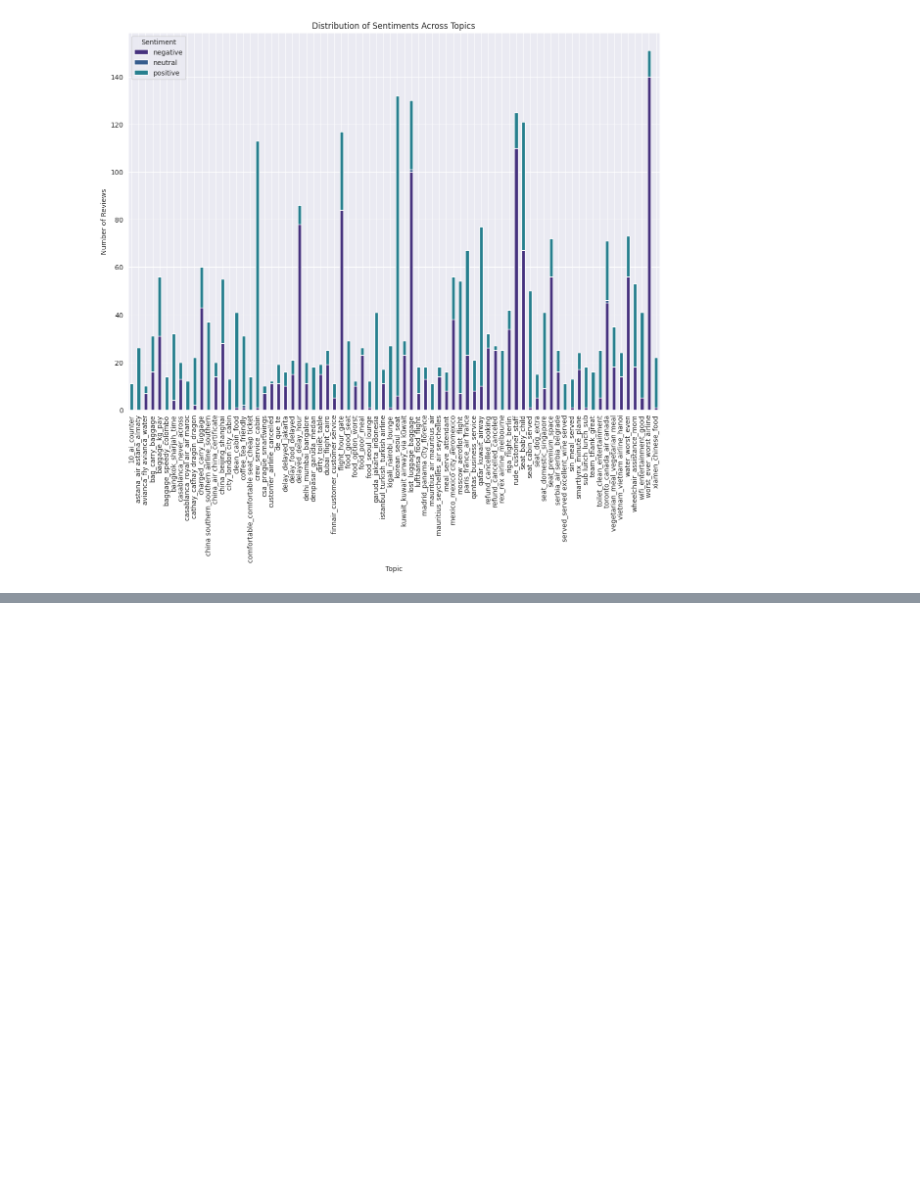
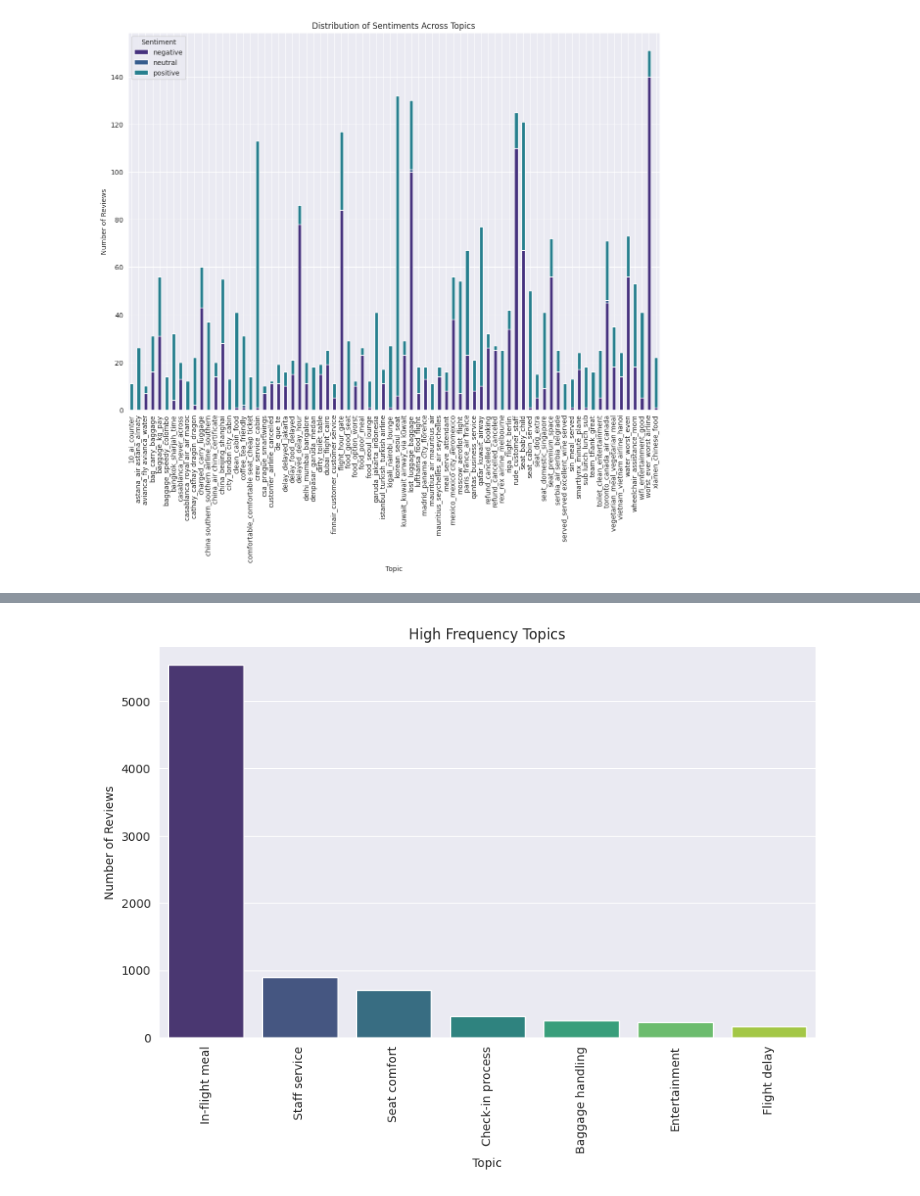
Before and after one commit to harshamathew1/Sentiment_analysis, a Jupyter notebook: project.ipynb, the cells around one changed output, grey strips where cells are left out. Cells and saved outputs as stored; diff of their text form; code cells hidden in the pictures; blank space fills up the shorter version.

```diff
--- a/project.ipynb
+++ b/project.ipynb
@@ -691,19 +683,22 @@ topic_model.visualize_barchart()
 # %%
-# Predict sentiments for the entire dataset
-dataset = ReviewsDataset(df['Cleaned_Review'].tolist(), df['sentiment_encoded'].tolist(), tokenizer, max_len=128)
+# Predicting sentiments for the entire dataset
+dataset = ReviewsDataset(df['Cleaned_Review'].tolist(),
+                         df['sentiment_encoded'].tolist(),
+                         tokenizer, max_len=128)
 loader = DataLoader(dataset, batch_size=16)
 
-# Make predictions for all reviews
+# Making predictions for all reviews
 preds_full = trainer.predict(dataset)
 preds_full = preds_full.predictions.argmax(-1)
 
-# Add sentiment predictions to the entire DataFrame
+# Adding sentiment predictions to the entire DataFrame
 df['Sentiment'] = label_encoder.inverse_transform(preds_full)
 
-# Group by topic and sentiment to see the distribution
-topic_sentiment_analysis = df.groupby(['Topic', 'Sentiment']).size().unstack().fillna(0)
+# Grouping by topic and sentiment to see the distribution
+topic_sentiment_analysis = df.groupby(['Topic', 'Sentiment']
+                                      ).size().unstack().fillna(0)
 
-# Plot the distribution
+# Visualizing the distribution
 topic_sentiment_analysis.plot(kind='bar', stacked=True, figsize=(12, 8))
 plt.title('Distribution of Sentiments Across Topics')
 plt.xlabel('Topic')
@@ -804,0 +764,69 @@ Name: count, dtype: int64
+# %%
+# Define the keywords for each topic
+# Define the keywords for each topic
+topic_keywords = {
+    'In-flight meal': ['food', 'meal', 'service', 'menu', 'dinner', 'lunch', 'breakfast', 'snack', 'beverage', 'drink'],
+    'Entertainment': ['entertainment', 'movie', 'tv', 'screen', 'music', 'games', 'headphones', 'wifi', 'connectivity', 'video'],
+    'Seat comfort': ['seat', 'comfort', 'space', 'legroom', 'recline', 'cushion', 'width', 'pitch', 'aisle', 'window'],
+    'Staff service': ['staff', 'offered', 'help', 'asked', 'cabin crew', 'attendant', 'service', 'friendly', 'rude', 'professional'],
+    'Check-in process': ['check-in', 'boarding', 'counter', 'queue', 'staff', 'ticket', 'passport', 'security', 'boarding pass', 'baggage'],
+    'Baggage handling': ['baggage', 'luggage', 'suitcase', 'lost', 'found', 'delayed', 'damaged', 'weight', 'overweight', 'handling'],
+    'Flight delay': ['delay', 'late', 'on-time', 'boarding', 'departure', 'arrival', 'time', 'schedule', 'cancellation', 'postponed'],
+    'Flight experience': ['flight', 'smooth', 'turbulence', 'takeoff', 'landing', 'pilot', 'experience', 'journey', 'trip', 'altitude'],
+    'Cleanliness': ['clean', 'dirty', 'hygiene', 'sanitized', 'restroom', 'toilet', 'seat', 'cabin', 'trash', 'odor'],
+    'Airport facilities': ['airport', 'lounge', 'gate', 'terminal', 'facilities', 'restroom', 'wifi', 'shopping', 'duty-free', 'parking'],
+    'Value for money': ['price', 'cost', 'value', 'money', 'expensive', 'cheap', 'worth', 'fare', 'deal', 'budget'],
+    'Flight cancellation': ['cancel', 'cancellation', 'refund', 'rebook', 'compensation', 'policy', 'notice', 'flight', 'schedule', 'delay'],
+    'Boarding process': ['boarding', 'process', 'group', 'priority', 'gate', 'ticket', 'staff', 'delay', 'zone', 'queue'],
+    'Cabin amenities': ['amenities', 'blanket', 'pillow', 'headphones', 'magazine', 'reading light', 'air vent', 'tray table', 'seat pocket', 'entertainment'],
+    'Inflight announcements': ['announcement', 'information', 'pilot', 'clear', 'communication', 'crew', 'flight', 'instructions', 'loud', 'PA system'],
+    'Customer support': ['customer', 'support', 'service', 'call', 'helpline', 'response', 'complaint', 'resolve', 'issue', 'representative'],
+    'Safety measures': ['safety', 'protocol', 'emergency', 'exit', 'mask', 'seatbelt', 'instructions', 'demonstration', 'crew', 'equipment'],
+    'Traveling with kids': ['children', 'kids', 'family', 'stroller', 'bassinet', 'meal', 'entertainment', 'seat', 'infant', 'child'],
+    'Business class experience': ['business class', 'premium', 'upgrade', 'lounge', 'meal', 'seat', 'service', 'comfort', 'privacy', 'priority'],
+    'Economy class experience': ['economy class', 'coach', 'budget', 'meal', 'seat', 'service', 'comfort', 'legroom', 'crowded', 'basic'],
+    'Frequent flyer benefits': ['frequent flyer', 'miles', 'points', 'membership', 'loyalty', 'status', 'upgrade', 'benefits', 'rewards', 'airline'],
+    'Cabin noise': ['noise', 'quiet', 'engine', 'loud', 'annoying', 'sleep', 'earplugs', 'conversation', 'crying baby', 'disturbance'],
+    'Immigration process': ['immigration', 'customs', 'passport', 'visa', 'security', 'officer', 'line', 'entry', 'inspection', 'documents'],
+    'Flight duration': ['duration', 'long', 'short', 'time', 'hours', 'distance', 'non-stop', 'layover', 'connection', 'direct flight'],
+    'Onboard purchases': ['purchase', 'buy', 'duty-free', 'snack', 'drink', 'merchandise', 'sale', 'shopping', 'payment', 'items'],
+    'Special assistance': ['assistance', 'wheelchair', 'disability', 'elderly', 'special needs', 'help', 'support', 'service', 'request', 'accommodation'],
+    'Inflight connectivity': ['wifi', 'internet', 'connectivity', 'speed', 'signal', 'login', 'data', 'network', 'cost', 'availability'],
+}
+
+
+def assign_topic(review):
+    for topic, keywords in topic_keywords.items():
+        if any(keyword in review.lower() for keyword in keywords):
+            return topic
+    return 'Other'  # Default topic if no keywords match
+
+# Apply the function to assign topics
+df['Assigned_Topic'] = df['Cleaned_Review'].apply(assign_topic)
+
+# Now you can analyze the assigned topics
+topic_distribution = df['Assigned_Topic'].value_counts()
+print(topic_distribution)
+
+# Separate topics with high counts from those with low counts
+high_count_topics = topic_distribution[topic_distribution > 100]
+low_count_topics = topic_distribution[topic_distribution <= 100]
+
+# Plot high-count topics
+plt.figure(figsize=(10, 6))
+sns.barplot(x=high_count_topics.index, y=high_count_topics.values, palette="viridis")
+plt.title('High Frequency Topics')
+plt.xlabel('Topic')
+plt.ylabel('Number of Reviews')
+plt.xticks(rotation=90)
+plt.show()
+
+# Plot low-count topics
+plt.figure(figsize=(10, 6))
+sns.barplot(x=low_count_topics.index, y=low_count_topics.values, palette="magma")
+plt.title('Low Frequency Topics')
+plt.xlabel('Topic')
+plt.ylabel('Number of Reviews')
+plt.xticks(rotation=90)
+plt.show()
+# %% [output]
@@ -804,0 +849 @@ Name: count, dtype: int64
+[figure, added]
```
Also changed, not shown: parts of 5 cells of this notebook.
